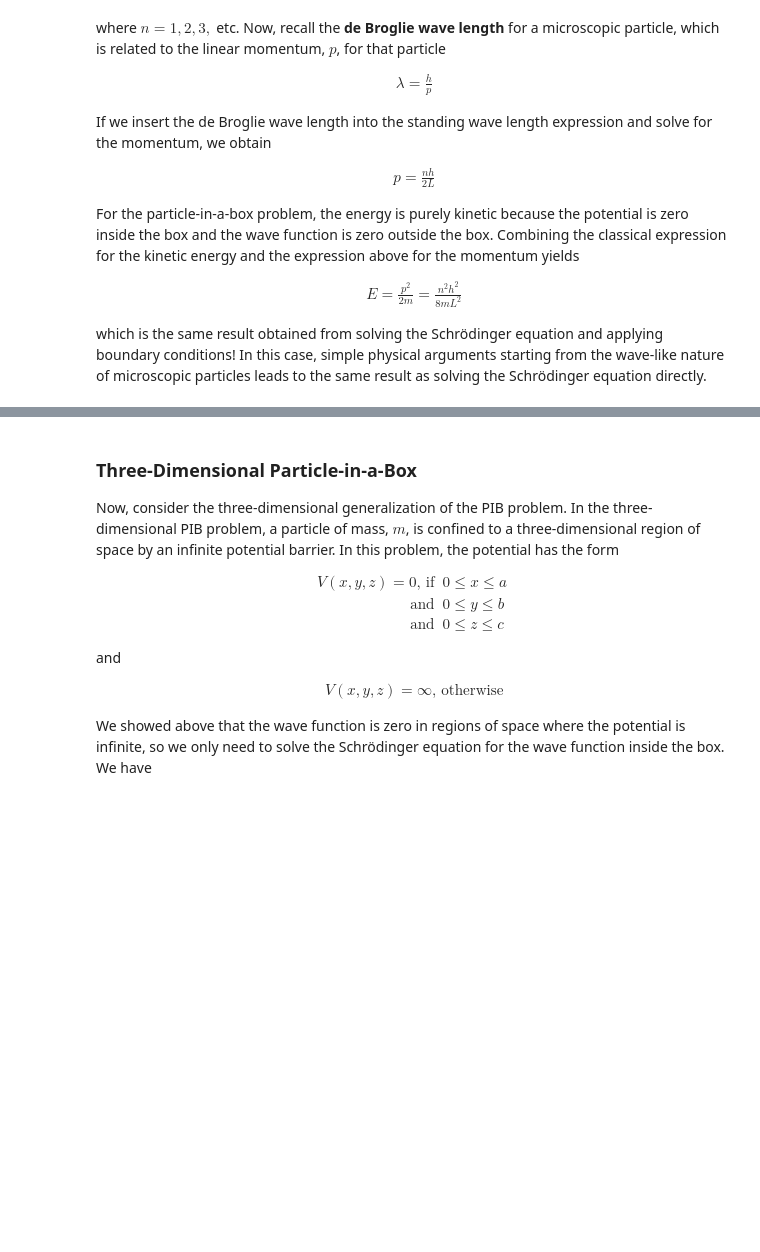
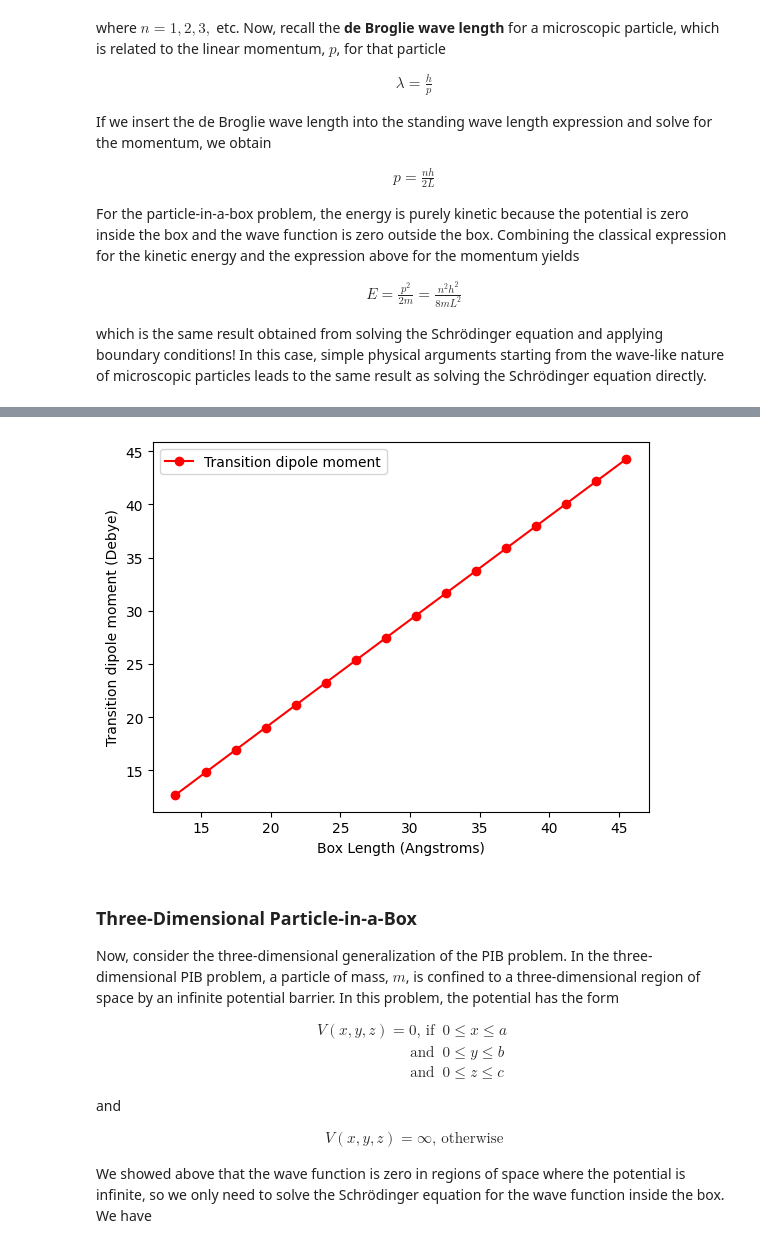
Before and after one commit to FoleyLab/chem3141-book, a Jupyter notebook: _sources/content/lecture_notes/translation.ipynb, the cells around one changed output, grey strips where cells are left out. Saved outputs shown, nothing was run; the diff lists cells and outputs as text; code cells hidden in the pictures; blank space fills up the shorter version.

```diff
--- a/_sources/content/lecture_notes/translation.ipynb
+++ b/_sources/content/lecture_notes/translation.ipynb
@@ -739,3 +1129,21 @@ which is the same result obtained from solving the Schrödinger equation and app
+# %%
+# charge of the electron
+ec = constants.elementary_charge
+# compute the transition dipole moment in SI units for the above values of L
+mu = 2 * ec * L * (1/((n_lumo + n_homo)**2 * np.pi**2) - 1/np.pi**2)
+
+# conversion from SI units of dipole to Debye
+cm_to_debye =  1 / 3.33564e-30
+
+# plot of the transition dipole moment of the particle in a box
+# HOMO-LUMO transitions vs "box length"
+plt.plot(L*1e10, np.abs(mu*cm_to_debye), 'ro-', label='Transition dipole moment')
+plt.xlabel("Box Length (Angstroms)")
+plt.ylabel("Transition dipole moment (Debye)")
+plt.legend()
+plt.show()
+# %% [output]
+[figure, added]
 # %% [markdown]
 ### Three-Dimensional Particle-in-a-Box
 
```
Also changed, not shown: parts of 9 cells of this notebook, 24 other files.
